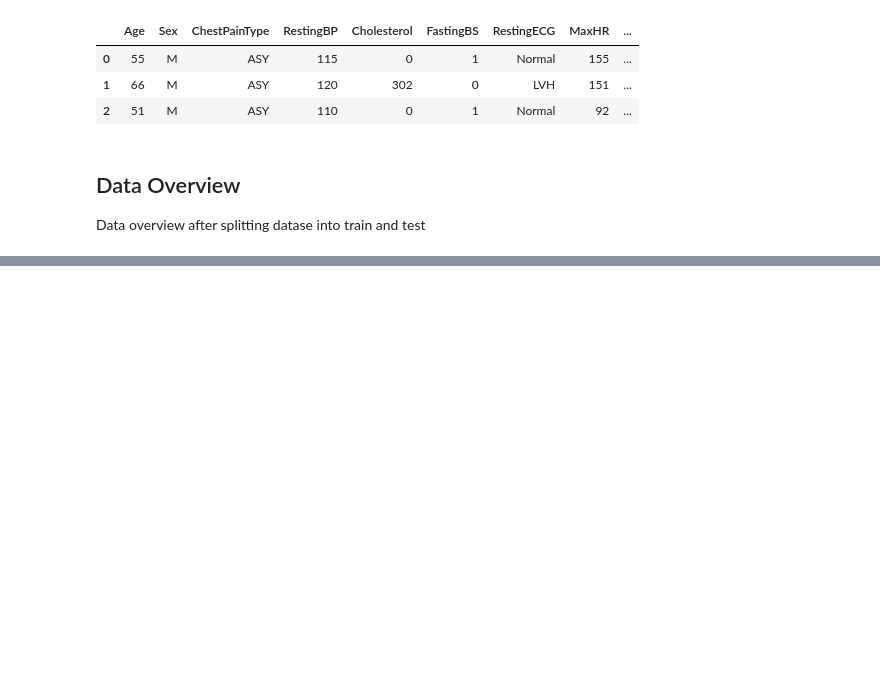
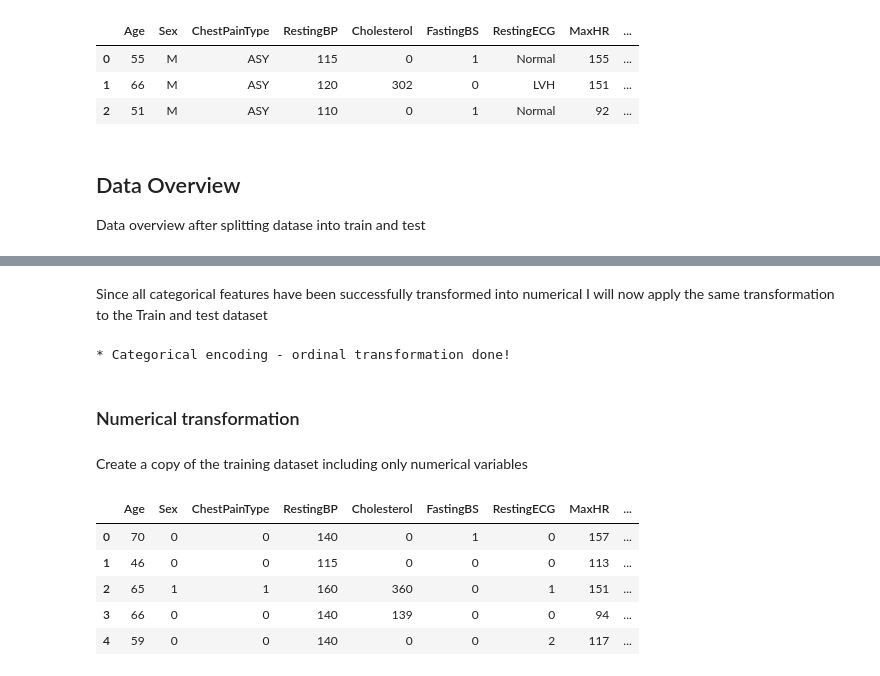
Before and after one commit to AngeloGaeta1990/Heart_attack_risk, a Jupyter notebook: jupyer_notebooks/FeatureEngineering.ipynb, the cells around one changed output, grey strips where cells are left out. Cells and saved outputs as stored; diff of their text form; code cells hidden in the pictures; blank space fills up the shorter version.

```diff
--- a/jupyer_notebooks/FeatureEngineering.ipynb
+++ b/jupyer_notebooks/FeatureEngineering.ipynb
@@ -291,0 +334,24 @@ def FeatEngineering_Numerical(df_feat_eng, column):
+# %% [markdown]
+Since all categorical features have been successfully transformed into numerical
+I will now apply the same transformation to the Train and test dataset
+# %%
+encoder = OrdinalEncoder(encoding_method='arbitrary', variables = categorical_variables )
+TrainSet = encoder.fit_transform(TrainSet)
+TestSet = encoder.transform(TestSet)
+print("* Categorical encoding - ordinal transformation done!")
+# %% [output]
+* Categorical encoding - ordinal transformation done!
+# %% [markdown]
+### Numerical transformation
+# %% [markdown]
+Create a copy of the training dataset including only numerical variables
+# %%
+train_numerical = TrainSet.select_dtypes(include=['int64', 'float64'])
+train_numerical.head()
+# %% [output]
+|  | Age | Sex | ChestPainType | RestingBP | Cholesterol | FastingBS | RestingECG | MaxHR | ... |
+| 0 | 70 | 0 | 0 | 140 | 0 | 1 | 0 | 157 | ... |
+| 1 | 46 | 0 | 0 | 115 | 0 | 0 | 0 | 113 | ... |
+| 2 | 65 | 1 | 1 | 160 | 360 | 0 | 1 | 151 | ... |
+| 3 | 66 | 0 | 0 | 140 | 139 | 0 | 0 | 94 | ... |
+| 4 | 59 | 0 | 0 | 140 | 0 | 0 | 2 | 117 | ... |
```
Also changed, not shown: parts of 19 cells of this notebook, 1 other file.
